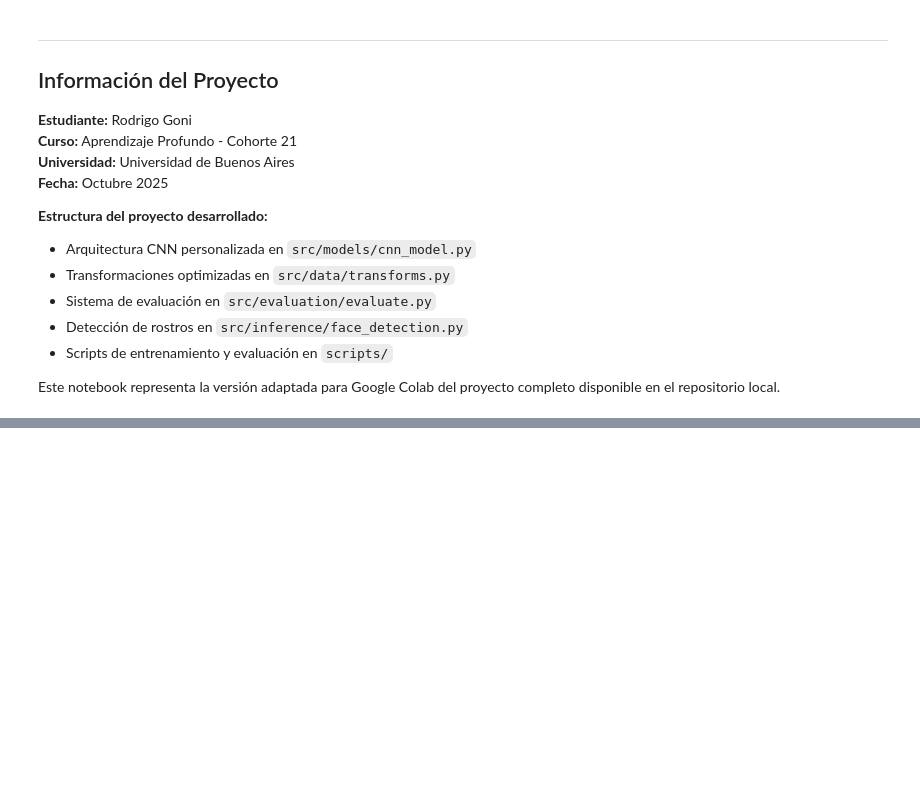
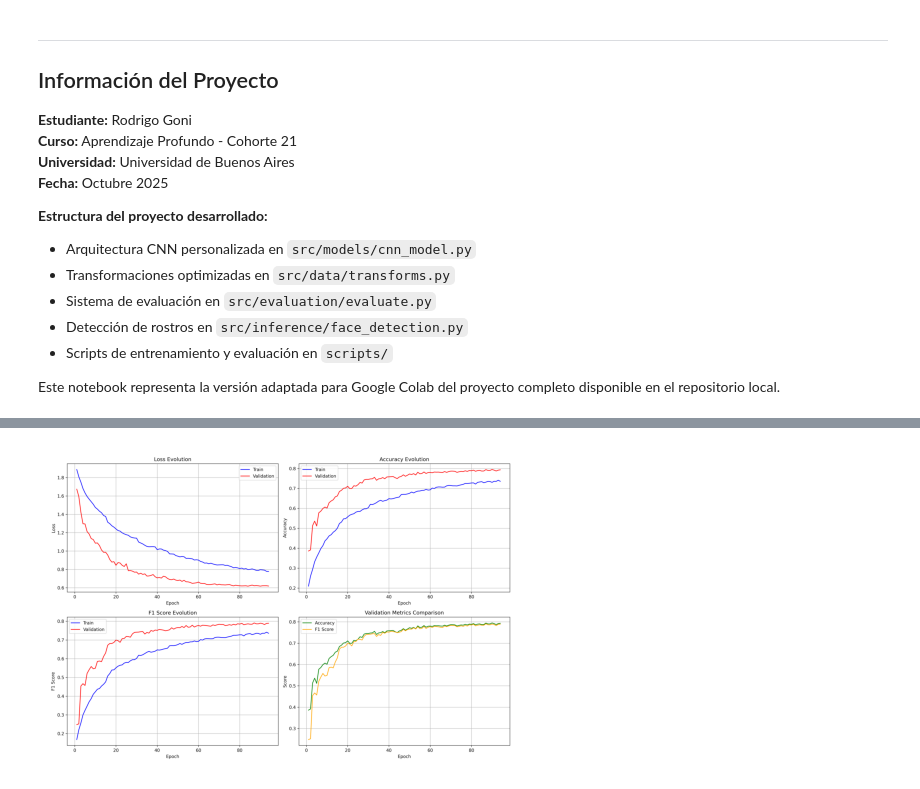
Before and after one commit to RodrigoGoni/emotion_classifier, a Jupyter notebook: notebooks/goni-rodrigo-dl-Co21.ipynb, the cells around one changed output, grey strips where cells are left out. Saved outputs shown, nothing was run; the diff lists cells and outputs as text; code cells hidden in the pictures; blank space fills up the shorter version.

Commit message:
fix experimente bug and show in colab

````diff
--- a/notebooks/goni-rodrigo-dl-Co21.ipynb
+++ b/notebooks/goni-rodrigo-dl-Co21.ipynb
@@ -1118,0 +1477,91 @@ Este notebook representa la versión adaptada para Google Colab del proyecto com
+# %%
+import os
+import pandas as pd
+import matplotlib.pyplot as plt
+from PIL import Image
+from IPython.display import display, Markdown
+
+# Carpetas de los experimentos
+experiments = [
+    'experiment_20251011_141343',
+    'experiment_20251011_173122',
+    'experiment_20251011_175513'
+]
+base_path = '../results/'
+
+for exp in experiments:
+    display(Markdown(f'## Resultados de {exp}'))
+    exp_path = os.path.join(base_path, exp)
+    # Mostrar resumen
+    summary_path = os.path.join(exp_path, 'experiment_summary.json')
+    if os.path.exists(summary_path):
+        with open(summary_path) as f:
+            import json
+            summary = json.load(f)
+        display(Markdown(f'**Resumen:**'))
+        display(Markdown(f'```json\n{json.dumps(summary, indent=2)}```'))
+    # Mostrar métricas de entrenamiento
+    metrics_img = os.path.join(exp_path, 'training_metrics.png')
+    if os.path.exists(metrics_img):
+        display(Markdown('**Gráfico de métricas de entrenamiento:**'))
+        img = Image.open(metrics_img)
+        plt.figure(figsize=(6,4))
+        plt.imshow(img)
+        plt.axis('off')
+        plt.show()
+    metrics_csv = os.path.join(exp_path, 'training_metrics.csv')
+    if os.path.exists(metrics_csv):
+        df = pd.read_csv(metrics_csv)
+        display(Markdown('**Métricas de entrenamiento:**'))
+        display(df.head())
+    # Mostrar archivos de evaluación
+    eval_path = os.path.join(exp_path, 'evaluation')
+    if os.path.exists(eval_path):
+        # Mostrar imagen de análisis de emociones
+        affectnet_img = os.path.join(eval_path, 'affectnet_analysis.png')
+        if os.path.exists(affectnet_img):
+            display(Markdown('**Análisis de emociones (AffectNet):**'))
+            img = Image.open(affectnet_img)
+            plt.figure(figsize=(8,8))
+            plt.imshow(img)
+            plt.axis('off')
+            plt.show()
+        # Mostrar matriz de confusión
+        confusion_img = os.path.join(eval_path, 'confusion_matrix.png')
+        if os.path.exists(confusion_img):
+            display(Markdown('**Matriz de confusión:**'))
+            img = Image.open(confusion_img)
+            plt.figure(figsize=(6,6))
+            plt.imshow(img)
+            plt.axis('off')
+            plt.show()
+        # Mostrar gráfico de precisión por clase
+        class_acc_img = os.path.join(eval_path, 'class_accuracy.png')
+        if os.path.exists(class_acc_img):
+            display(Markdown('**Precisión por clase:**'))
+            img = Image.open(class_acc_img)
+            plt.figure(figsize=(6,4))
+            plt.imshow(img)
+            plt.axis('off')
+            plt.show()
+        # Mostrar métricas de evaluación
+        eval_metrics = os.path.join(eval_path, 'evaluation_metrics.csv')
+        if os.path.exists(eval_metrics):
+            df = pd.read_csv(eval_metrics)
+            display(Markdown('**Métricas de evaluación:**'))
+            display(df.head())
+        # Mostrar reporte de evaluación
+        eval_report = os.path.join(eval_path, 'evaluation_report.txt')
+        if os.path.exists(eval_report):
+            with open(eval_report) as f:
+                report = f.read()
+            display(Markdown('**Reporte de evaluación:**'))
+            display(Markdown(f'```\n{report}```'))
+        # Mostrar resultados de evaluación
+        eval_results = os.path.join(eval_path, 'evaluation_results.json')
+        if os.path.exists(eval_results):
+            with open(eval_results) as f:
+                results = json.load(f)
+            display(Markdown('**Resultados de evaluación:**'))
+            display(Markdown(f'```json\n{json.dumps(results, indent=2)}```'))
+# %% [output]
@@ -1118,0 +1631 @@ Este notebook representa la versión adaptada para Google Colab del proyecto com
+[figure, added]
````
Also changed, not shown: parts of 12 cells of this notebook, 5 other files.
